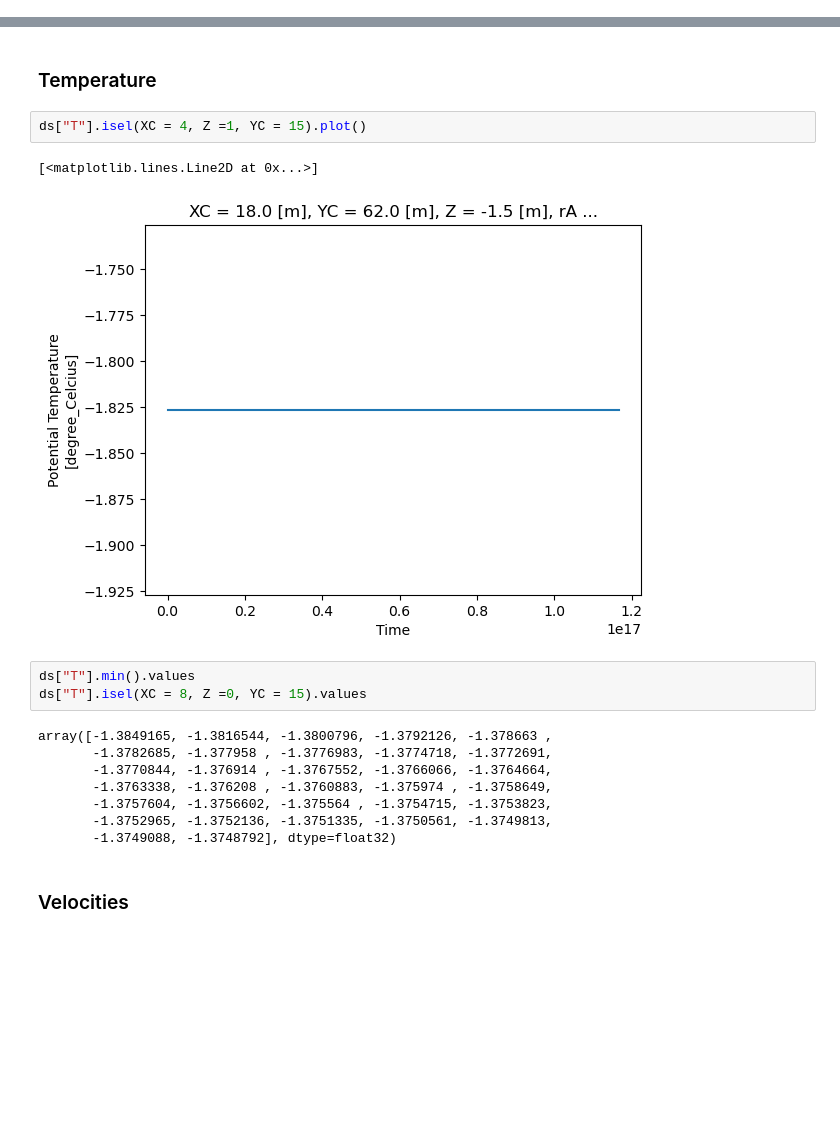
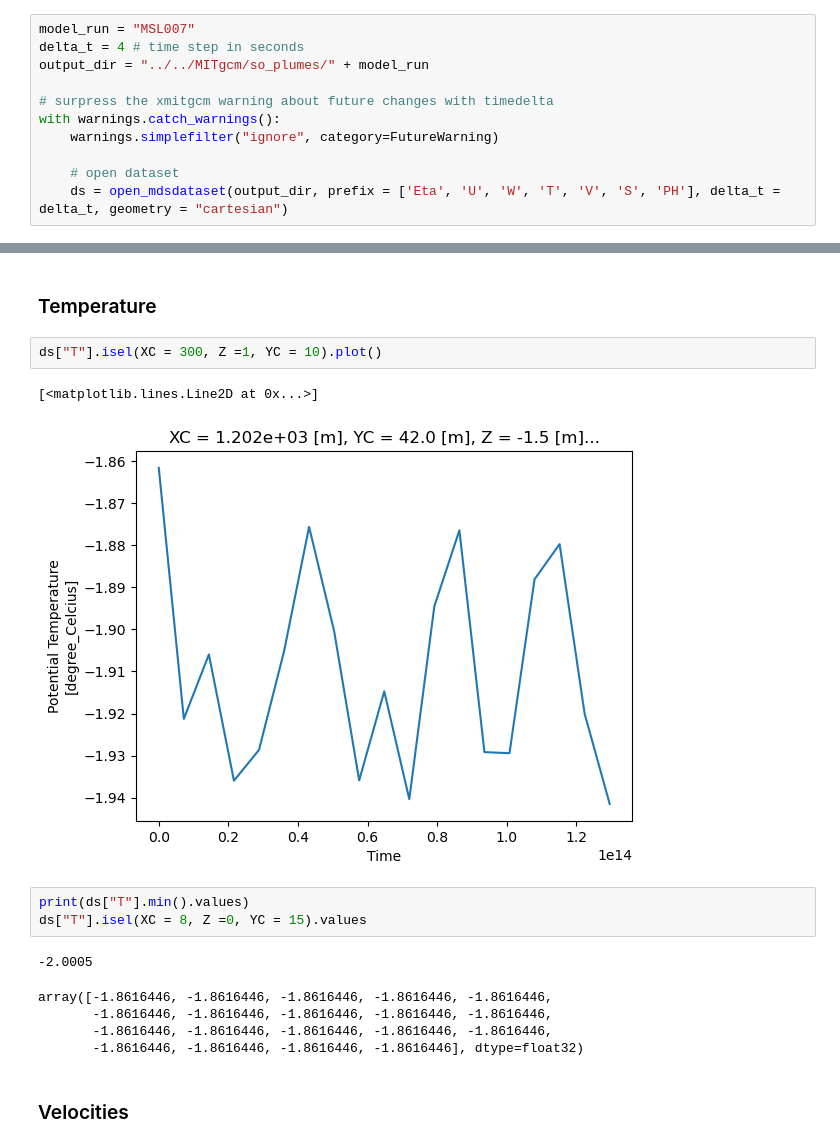
Before and after one commit to marlene-schramm/MSc_data_analysis, a Jupyter notebook: model_output/Look_at_Output.ipynb, the cells around one changed output, grey strips where cells are left out. Saved outputs shown, nothing was run; the diff lists cells and outputs as text; blank space fills up the shorter version.

```diff
--- a/model_output/Look_at_Output.ipynb
+++ b/model_output/Look_at_Output.ipynb
@@ -35,3 +24,14 @@ with warnings.catch_warnings():
+# %%
+model_run = "MSL007"
+delta_t = 4 # time step in seconds
+output_dir = "../../MITgcm/so_plumes/" + model_run
+
+# surpress the xmitgcm warning about future changes with timedelta
+with warnings.catch_warnings():
+    warnings.simplefilter("ignore", category=FutureWarning)
+
+    # open dataset
+    ds = open_mdsdataset(output_dir, prefix = ['Eta', 'U', 'W', 'T', 'V', 'S', 'PH'], delta_t = delta_t, geometry = "cartesian")
 # %% [markdown]
 ## Center Grid Column
 # %%
@@ -113,21 +113,19 @@ Text(0.5, 0.98, 'Model Run MSL001\n Center Grid Column')
 # %% [markdown]
 ### Temperature
 # %%
-ds["T"].isel(XC = 4, Z =1, YC = 15).plot()
+ds["T"].isel(XC = 300, Z =1, YC = 10).plot()
 # %% [output]
 [<matplotlib.lines.Line2D at 0x...>]
-[figure, old version]
+[figure, new version]
 # %%
-ds["T"].min().values
+print(ds["T"].min().values)
 ds["T"].isel(XC = 8, Z =0, YC = 15).values
 # %% [output]
-array([-1.3849165, -1.3816544, -1.3800796, -1.3792126, -1.378663 ,
-       -1.3782685, -1.377958 , -1.3776983, -1.3774718, -1.3772691,
-       -1.3770844, -1.376914 , -1.3767552, -1.3766066, -1.3764664,
-       -1.3763338, -1.376208 , -1.3760883, -1.375974 , -1.3758649,
-       -1.3757604, -1.3756602, -1.375564 , -1.3754715, -1.3753823,
-       -1.3752965, -1.3752136, -1.3751335, -1.3750561, -1.3749813,
-       -1.3749088, -1.3748792], dtype=float32)
+-2.0005
+array([-1.8616446, -1.8616446, -1.8616446, -1.8616446, -1.8616446,
+       -1.8616446, -1.8616446, -1.8616446, -1.8616446, -1.8616446,
+       -1.8616446, -1.8616446, -1.8616446, -1.8616446, -1.8616446,
+       -1.8616446, -1.8616446, -1.8616446, -1.8616446], dtype=float32)
 # %% [markdown]
 ### Velocities
 # %%
```
Also changed, not shown: parts of 10 cells of this notebook, 3 other files.
